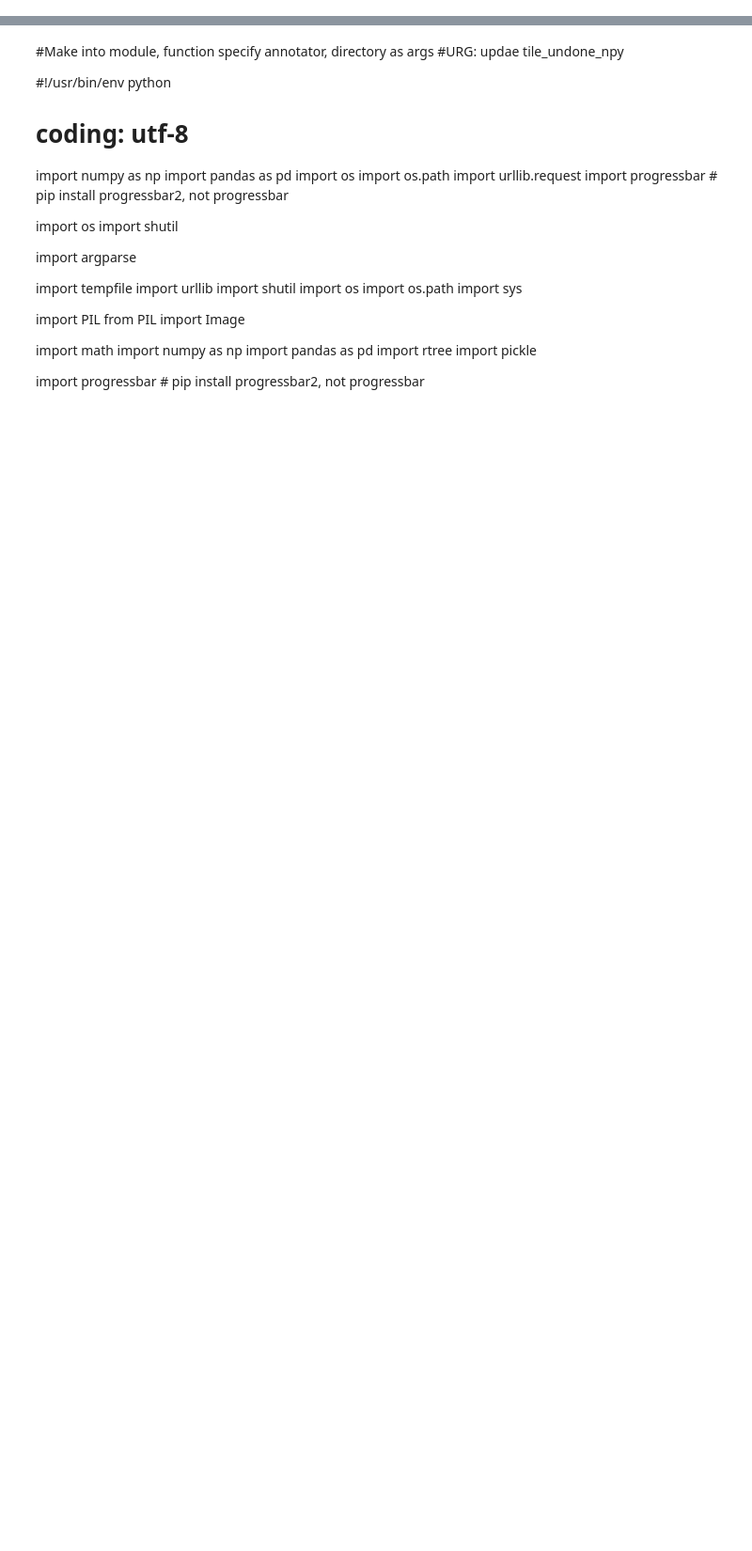
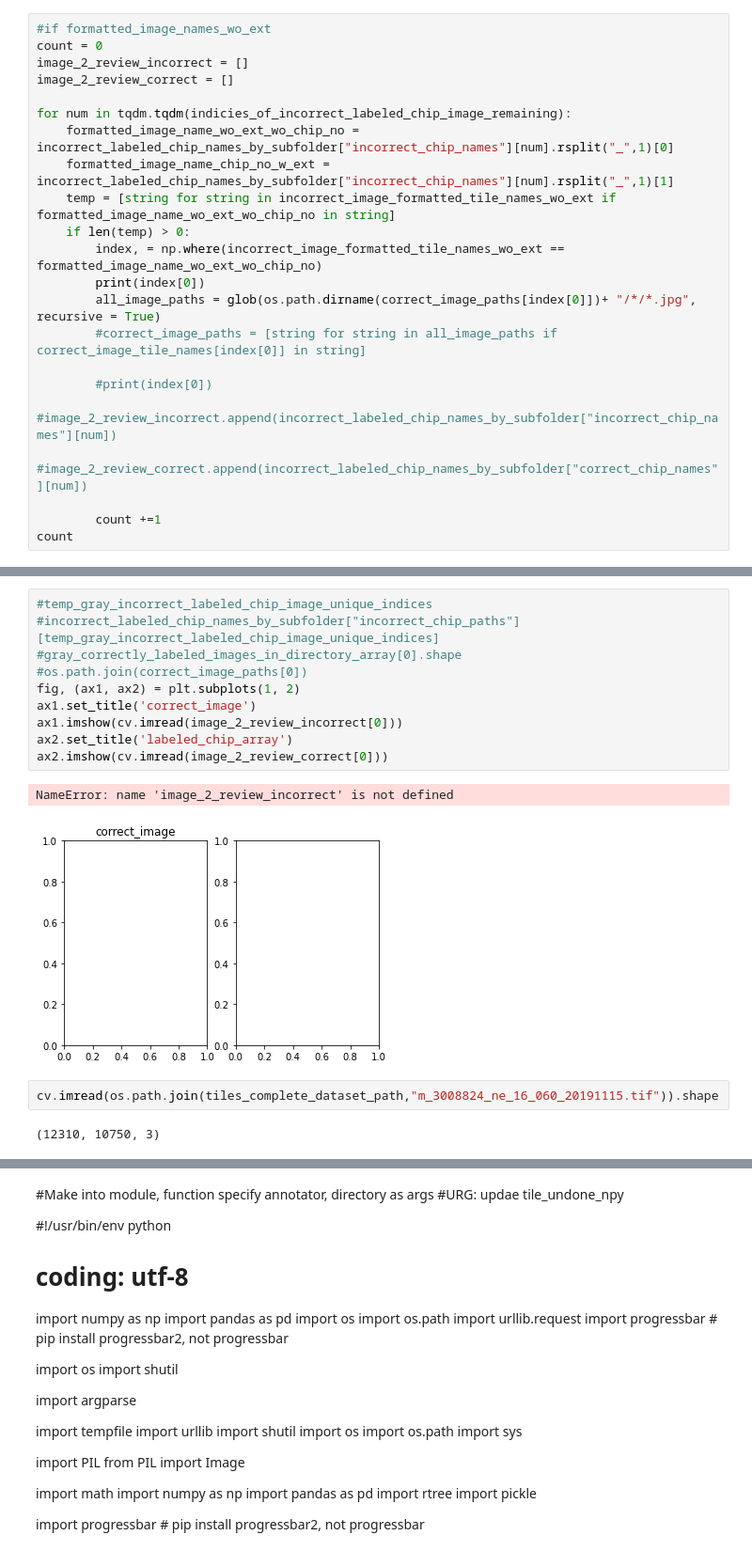
Before and after one commit to celinerobi/ast_dataset, a Jupyter notebook: data_download_and_preprocessing/Untitled.ipynb, the cells around one changed output, grey strips where cells are left out. Shown at 94% size. Cells and saved outputs as stored; diff of their text form; blank space fills up the shorter version.

```diff
--- a/data_download_and_preprocessing/Untitled.ipynb
+++ b/data_download_and_preprocessing/Untitled.ipynb
@@ -0,0 +187,22 @@
+# %%
+#if formatted_image_names_wo_ext
+count = 0
+image_2_review_incorrect = []
+image_2_review_correct = []
+
+for num in tqdm.tqdm(indicies_of_incorrect_labeled_chip_image_remaining):
+    formatted_image_name_wo_ext_wo_chip_no = incorrect_labeled_chip_names_by_subfolder["incorrect_chip_names"][num].rsplit("_",1)[0]
+    formatted_image_name_chip_no_w_ext = incorrect_labeled_chip_names_by_subfolder["incorrect_chip_names"][num].rsplit("_",1)[1]
+    temp = [string for string in incorrect_image_formatted_tile_names_wo_ext if formatted_image_name_wo_ext_wo_chip_no in string]
+    if len(temp) > 0:
+        index, = np.where(incorrect_image_formatted_tile_names_wo_ext == formatted_image_name_wo_ext_wo_chip_no)
+        print(index[0])
+        all_image_paths = glob(os.path.dirname(correct_image_paths[index[0]])+ "/*/*.jpg", recursive = True)
+        #correct_image_paths = [string for string in all_image_paths if correct_image_tile_names[index[0]] in string]
+
+        #print(index[0])
+        #image_2_review_incorrect.append(incorrect_labeled_chip_names_by_subfolder["incorrect_chip_names"][num])
+        #image_2_review_correct.append(incorrect_labeled_chip_names_by_subfolder["correct_chip_names"][num])
+
+        count +=1
+count
@@ -0,0 +283,17 @@
+# %%
+#temp_gray_incorrect_labeled_chip_image_unique_indices
+#incorrect_labeled_chip_names_by_subfolder["incorrect_chip_paths"][temp_gray_incorrect_labeled_chip_image_unique_indices]
+#gray_correctly_labeled_images_in_directory_array[0].shape
+#os.path.join(correct_image_paths[0])
+fig, (ax1, ax2) = plt.subplots(1, 2)
+ax1.set_title('correct_image')
+ax1.imshow(cv.imread(image_2_review_incorrect[0]))
+ax2.set_title('labeled_chip_array')
+ax2.imshow(cv.imread(image_2_review_correct[0]))
+# %% [output]
+NameError: name 'image_2_review_incorrect' is not defined
+[figure, added]
+# %%
+cv.imread(os.path.join(tiles_complete_dataset_path,"m_3008824_ne_16_060_20191115.tif")).shape
+# %% [output]
+(12310, 10750, 3)
```
Also changed, not shown: parts of 42 cells of this notebook, 10 other files.
